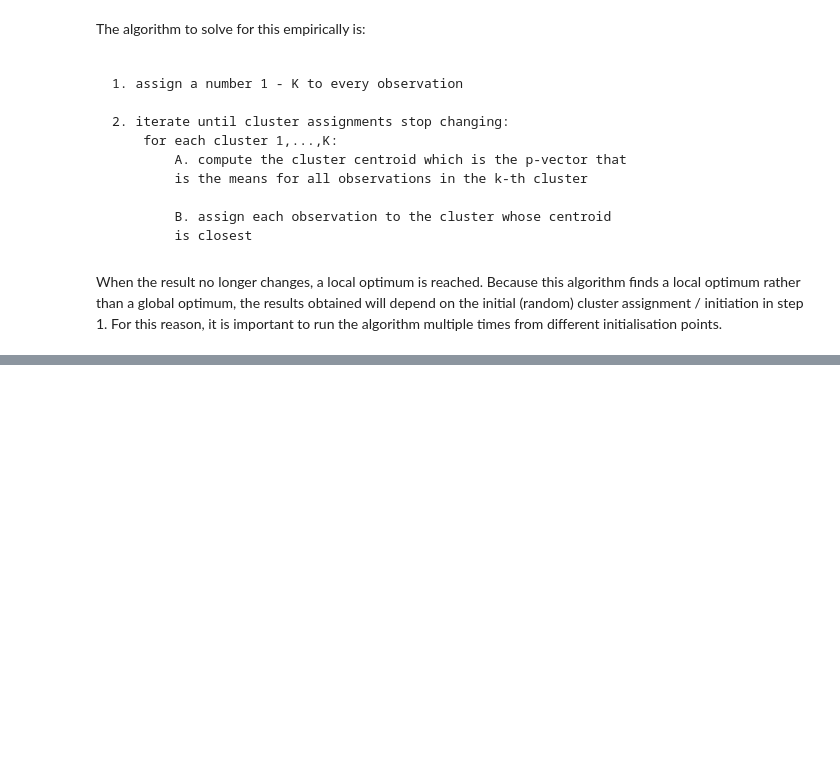
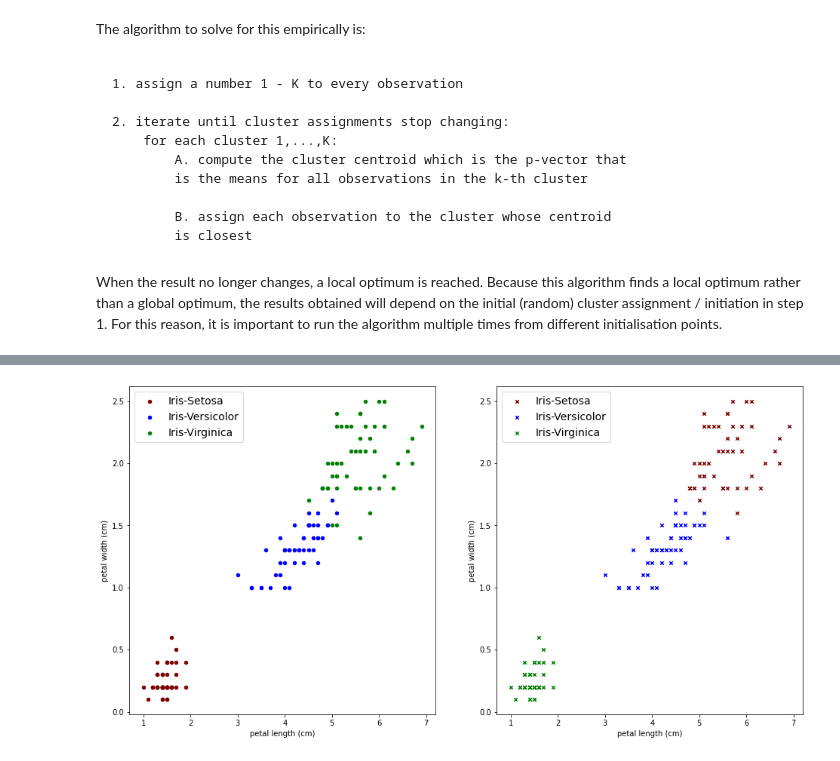
Before and after one commit to bryanblackbee/topic__hands-on-machine-learning, a Jupyter notebook: chap09/09-textbook-clustering-methods-01.ipynb, the cells around one changed output, grey strips where cells are left out. Cells and saved outputs as stored; diff of their text form; code cells hidden in the pictures; blank space fills up the shorter version.

```diff
--- a/chap09/09-textbook-clustering-methods-01.ipynb
+++ b/chap09/09-textbook-clustering-methods-01.ipynb
@@ -51,0 +88,11 @@ When the result no longer changes, a local optimum is reached. Because this algo
+# %%
+X_ex1 = X[['petal length (cm)', 'petal width (cm)']].copy()
+
+scl1 = StandardScaler()
+X_ex1 = scl1.fit_transform(X_ex1)
+y_ex1 = y.copy()
+
+# Fit Algorithm
+kmeans = KMeans(n_clusters=3, random_state=0).fit(X_ex1)
+print(kmeans.labels_)
+print(kmeans.cluster_centers_)
@@ -51,0 +108,20 @@ When the result no longer changes, a local optimum is reached. Because this algo
+# %%
+df_fit = df.copy()
+df_fit['y_test'] = y
+df_fit['y_predict'] = kmeans.labels_
+# %%
+# Scatterplot for all 3 types
+fig = plt.figure(figsize=(16,8))
+ax1, ax2 = fig.add_subplot(121), fig.add_subplot(122)
+df_fit[df_fit.y_test==0].plot(kind='scatter', x='petal length (cm)', y='petal width (cm)', ax=ax1, color='maroon')
+df_fit[df_fit.y_test==1].plot(kind='scatter', x='petal length (cm)', y='petal width (cm)', ax=ax1, color='blue')
+df_fit[df_fit.y_test==2].plot(kind='scatter', x='petal length (cm)', y='petal width (cm)', ax=ax1, color='green')
+ax1.legend(['Iris-Setosa', 'Iris-Versicolor', 'Iris-Virginica'], fontsize=14)
+
+df_fit[df_fit.y_predict==1].plot(kind='scatter', x='petal length (cm)', y='petal width (cm)', marker='x', ax=ax2, color='maroon')
+df_fit[df_fit.y_predict==2].plot(kind='scatter', x='petal length (cm)', y='petal width (cm)', marker='x', ax=ax2, color='blue')
+df_fit[df_fit.y_predict==0].plot(kind='scatter', x='petal length (cm)', y='petal width (cm)', marker='x', ax=ax2, color='green')
+ax2.legend(['Iris-Setosa', 'Iris-Versicolor', 'Iris-Virginica'], fontsize=14)
+plt.show()
+# %% [output]
+[figure, added]
```
Also changed, not shown: parts of 6 cells of this notebook, 2 other files.
